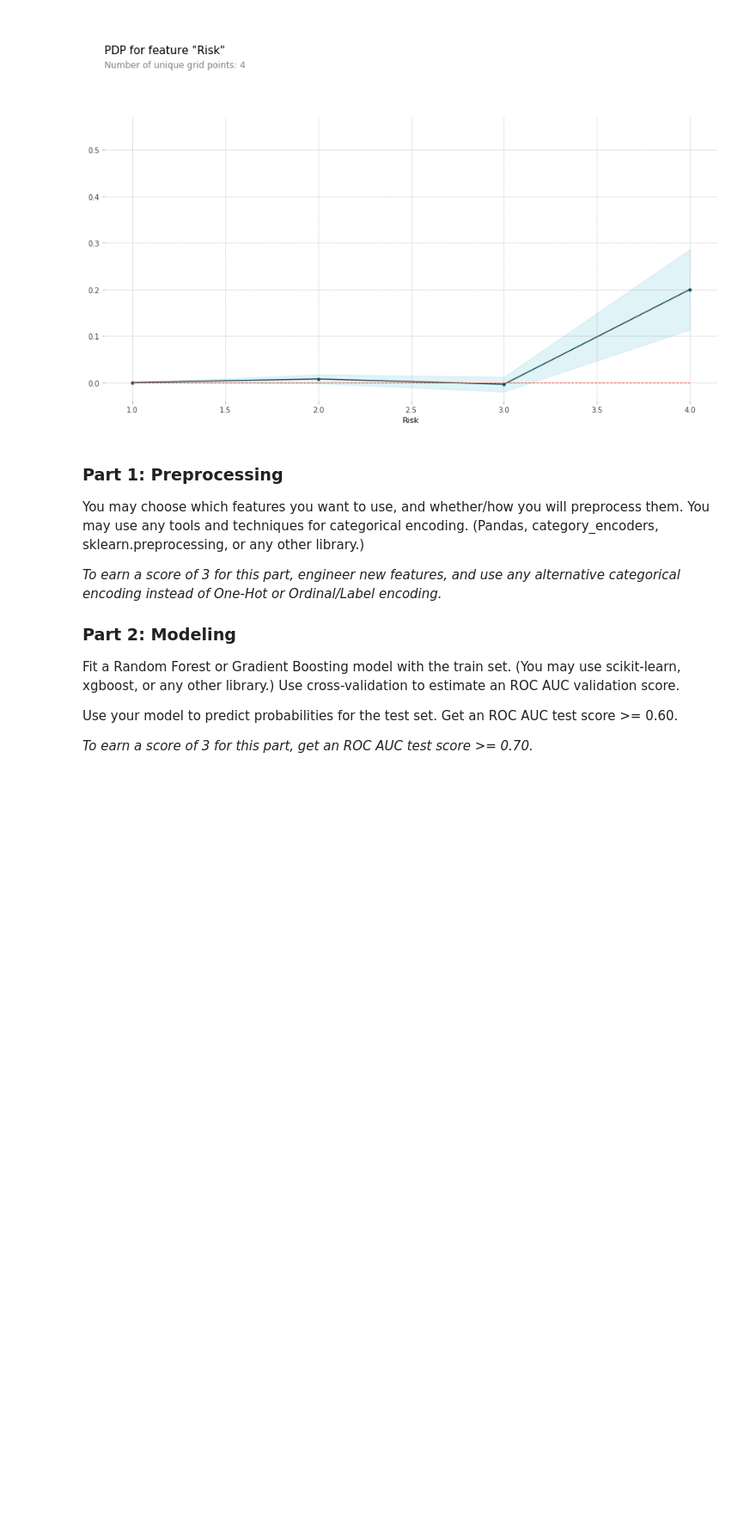
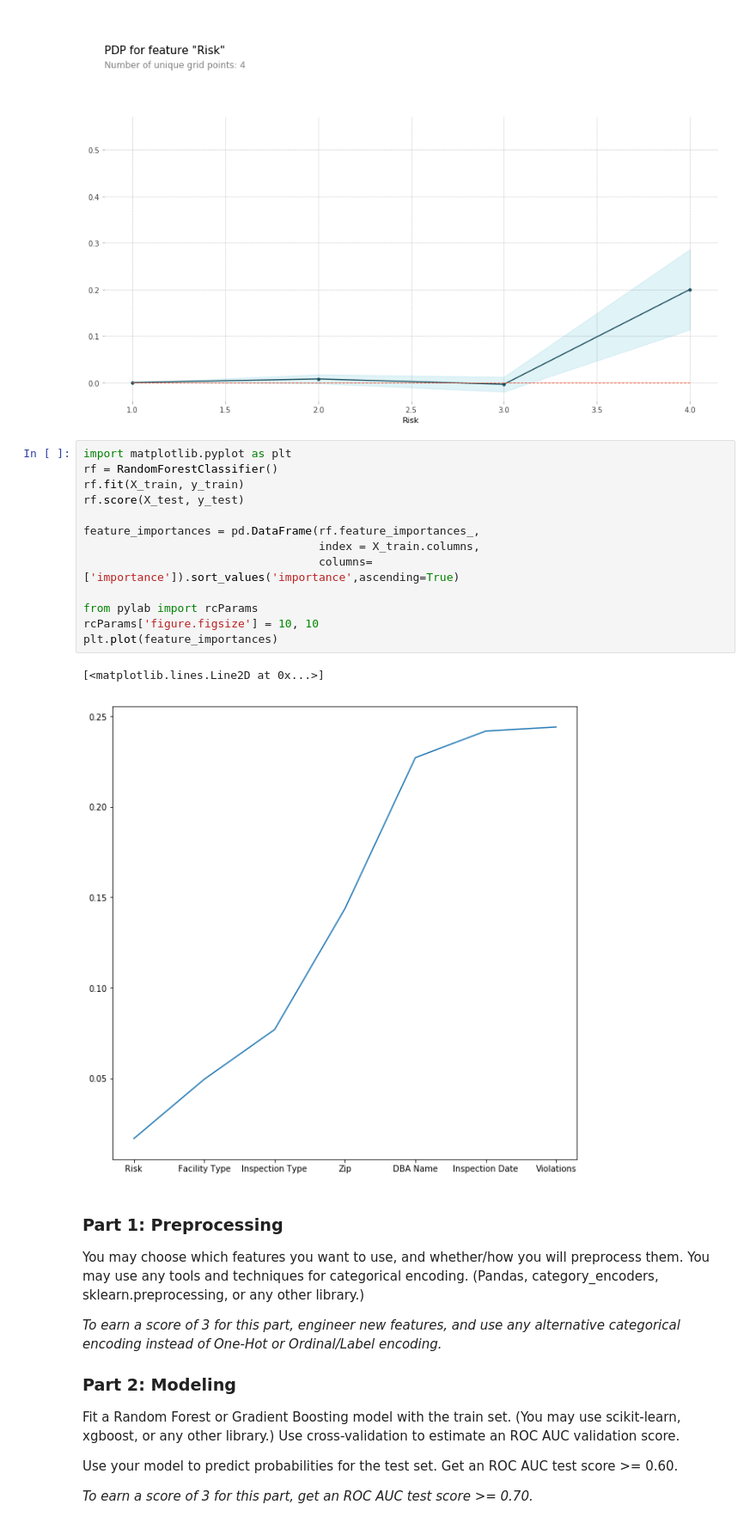
Before and after one commit to rick1270/DS-Unit-4-Sprint-1-Tree-Ensembles, a Jupyter notebook: SC_4_1/DS41SC.ipynb, the cells around one changed output. Shown at 86% size. Saved outputs shown, nothing was run; the diff lists cells and outputs as text; blank space fills up the shorter version.

```diff
--- a/SC_4_1/DS41SC.ipynb
+++ b/SC_4_1/DS41SC.ipynb
@@ -214,6 +207,22 @@ pdp_isolated = pdp_isolate(model=gb, dataset=X_test,
 pdp_plot(pdp_isolated, feature);
 # %% [output]
 [figure]
+# %%
+import matplotlib.pyplot as plt
+rf = RandomForestClassifier()
+rf.fit(X_train, y_train)
+rf.score(X_test, y_test)
+
+feature_importances = pd.DataFrame(rf.feature_importances_,
+                                   index = X_train.columns,
+                                   columns=['importance']).sort_values('importance',ascending=True)
+
+from pylab import rcParams
+rcParams['figure.figsize'] = 10, 10
+plt.plot(feature_importances)
+# %% [output]
+[<matplotlib.lines.Line2D at 0x...>]
+[figure, added]
 # %% [markdown]
 ### Part 1: Preprocessing
 
```
Also changed, not shown: parts of 2 cells of this notebook.
